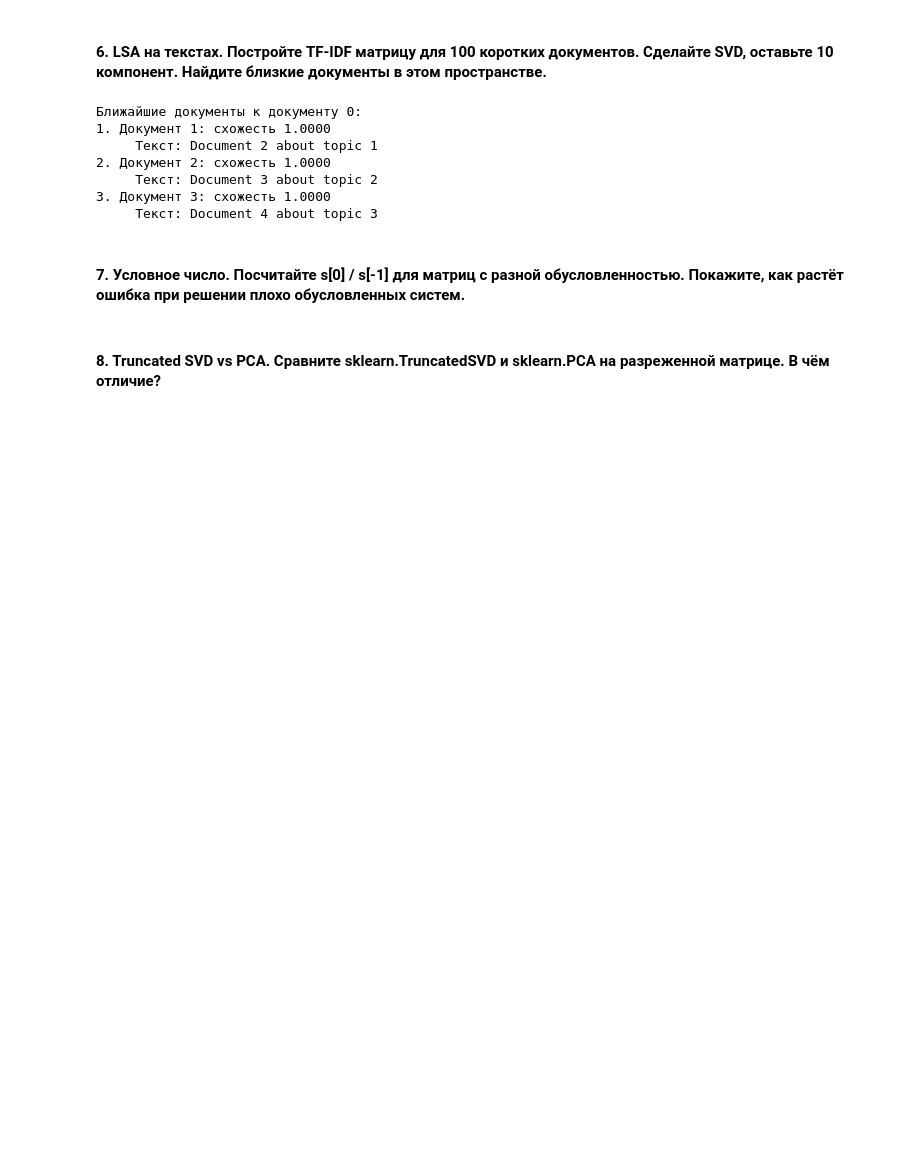
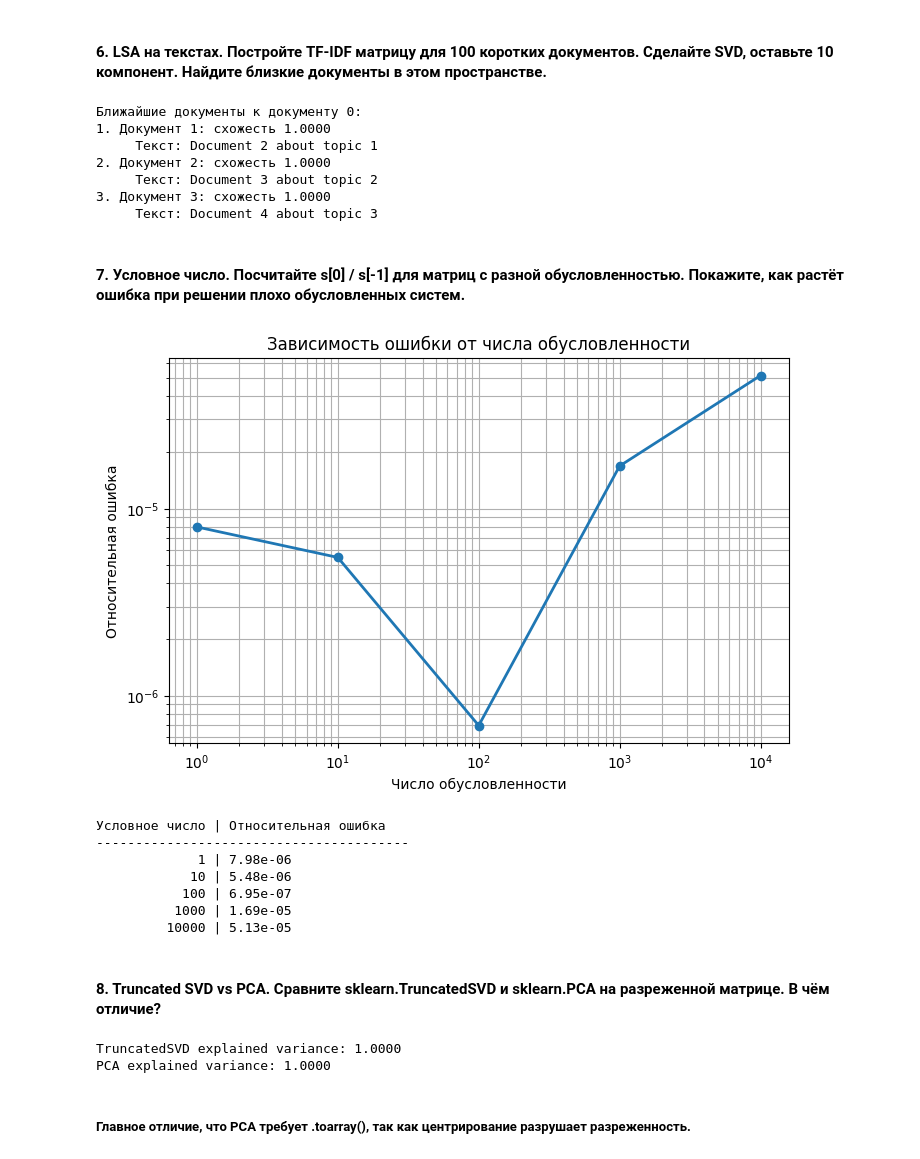
Before and after one commit to EvgenyManyak/math-for-ml-solutions, a Jupyter notebook: lessons/lesson_03/solutions.ipynb, the cells around one changed output. Drawn from its saved outputs; the diff is of its cells as text; code cells hidden in the pictures; blank space fills up the shorter version.

```diff
--- a/lessons/lesson_03/solutions.ipynb
+++ b/lessons/lesson_03/solutions.ipynb
@@ -400,2 +440,56 @@ if __name__ == "__main__":
+# %%
+# Визуализация результатов
+plt.figure(figsize=(8, 5))
+plt.loglog(cond_number, errors, 'o-', linewidth=2)
+plt.xlabel("Число обусловленности")
+plt.ylabel("Относительная ошибка")
+plt.title("Зависимость ошибки от числа обусловленности")
+plt.grid(True, which='both')
+plt.show()
+
+# Вывод результатов
+print("Условное число | Относительная ошибка")
+print("-" * 40)
+for cond, err in zip(cond_number, errors):
+    print(f"{cond:14} | {err:.2e}")
+# %% [output]
+[figure, added]
+Условное число | Относительная ошибка
+----------------------------------------
+             1 | 7.98e-06
+            10 | 5.48e-06
+           100 | 6.95e-07
+          1000 | 1.69e-05
+         10000 | 5.13e-05
 # %% [markdown]
 #### 8. Truncated SVD vs PCA. Сравните sklearn.TruncatedSVD и sklearn.PCA на разреженной матрице. В чём отличие?
+# %%
+def compare_svd_pca(X_sparse, k=10):
+    # Применение TruncatedSVD
+    svd = TruncatedSVD(n_components=k)
+    X_svd = svd.fit_transform(X_sparse)  # TruncatedSVD работает с разреженной матрицей
+
+    # Применение PCA
+    pca = PCA(n_components=k)
+    X_pca = pca.fit_transform(X_sparse.toarray())  # PCA требует плотную матрицу
+
+    return X_svd, X_pca, svd, pca
+    assert X_sparse.shape[1] > k, "k не может превышать число признаков!"
+
+# Основной поток: Создание разреженной матрицы (TF-IDF)
+documents = ["text data", "sparse matrix", "machine learning"] * 100
+tfidf = TfidfVectorizer()
+X_sparse  = tfidf.fit_transform(documents)
+X_svd, X_pca, svd, pca = compare_svd_pca(X_sparse, k=5)
+
+# Проверка
+print(f"TruncatedSVD explained variance: {svd.explained_variance_ratio_.sum():.4f}")
+print(f"PCA explained variance: {pca.explained_variance_ratio_.sum():.4f}")
+
+# Разница в интерпретации компонент
+assert abs(svd.explained_variance_ratio_.sum() - pca.explained_variance_ratio_.sum()) < 0.1
+# %% [output]
+TruncatedSVD explained variance: 1.0000
+PCA explained variance: 1.0000
+# %% [markdown]
+##### Главное отличие, что PCA требует .toarray(), так как центрирование разрушает разреженность.
```
Also changed, not shown: parts of 2 cells of this notebook.
